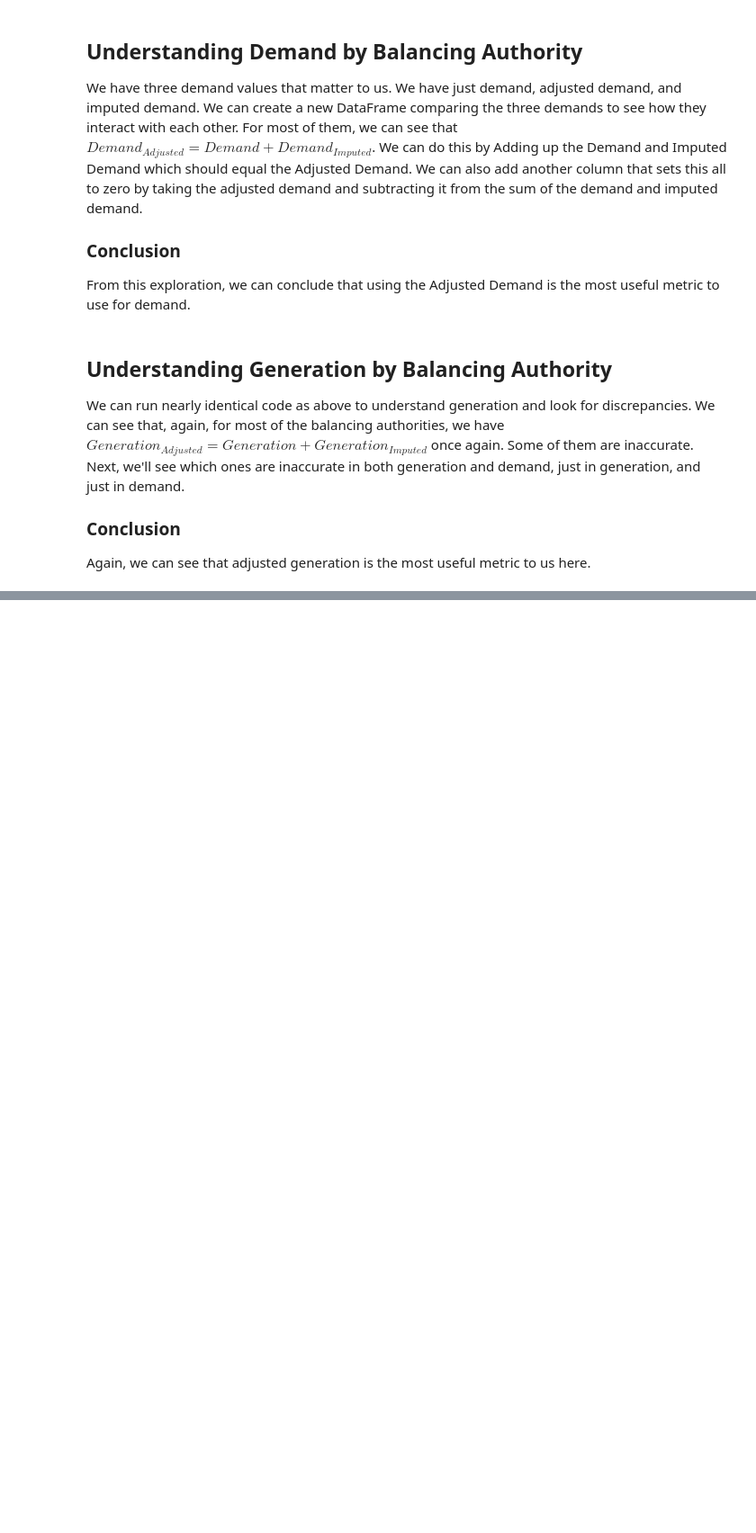
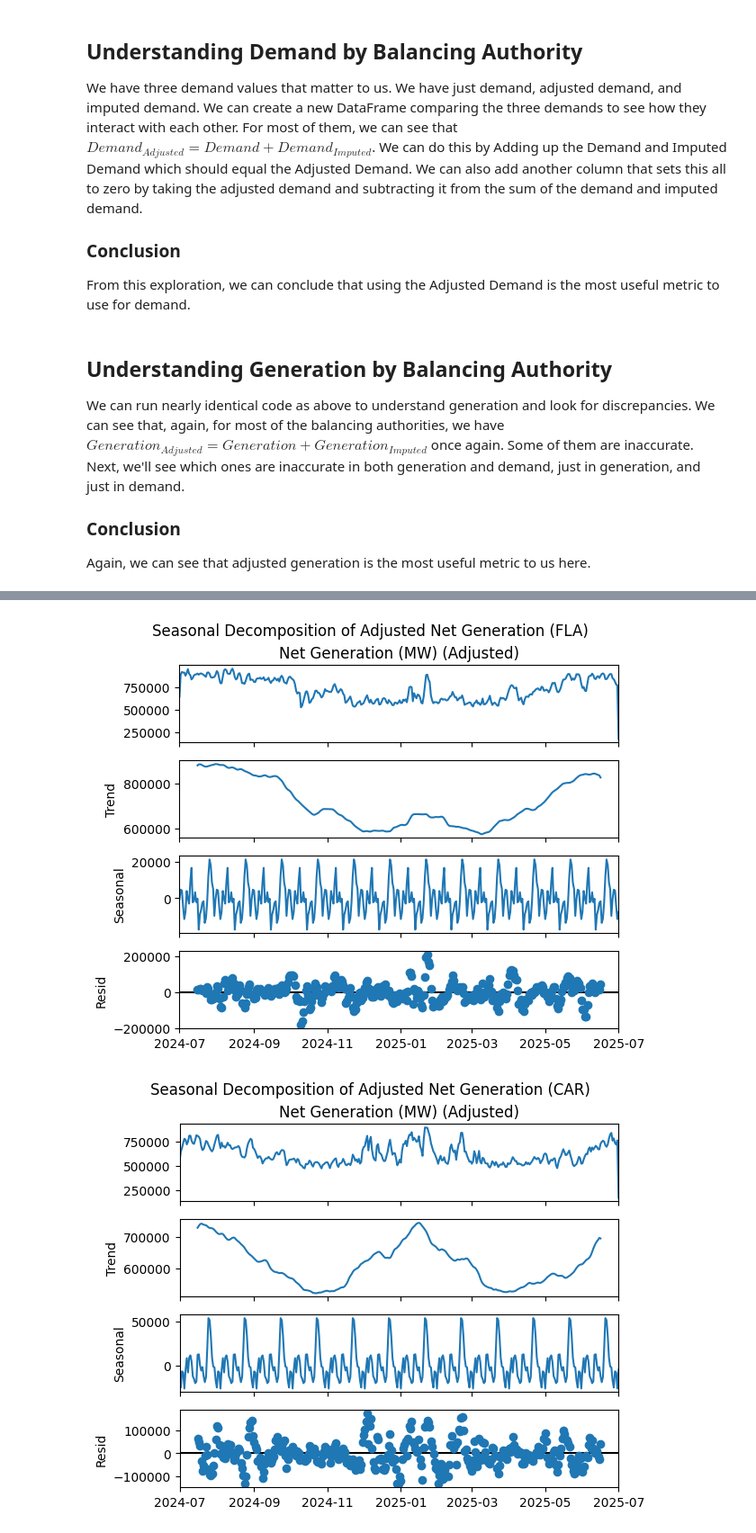
Before and after one commit to Michaelsaju1/AIPI510_Module_Project_1, a Jupyter notebook: power_grid_analysis.ipynb, the cells around one changed output, grey strips where cells are left out. Shown at 90% size. Saved outputs shown, nothing was run; the diff lists cells and outputs as text; code cells hidden in the pictures; blank space fills up the shorter version.

```diff
--- a/power_grid_analysis.ipynb
+++ b/power_grid_analysis.ipynb
@@ -371,0 +379,20 @@ plt.show()
+# %%
+from statsmodels.tsa.seasonal import seasonal_decompose
+
+regions = df["Region"].unique()
+
+for region in regions:
+    adjusted_mw_perday_oneregion = (
+        df[df["Region"] == region]
+        .set_index("UTC Time at End of Hour")["Net Generation (MW) (Adjusted)"]
+        .resample("D").sum()
+    )
+
+    result = seasonal_decompose(adjusted_mw_perday_oneregion, model="additive", period=30)
+
+    result.plot()
+    plt.suptitle(f"Seasonal Decomposition of Adjusted Net Generation ({region})", y=1.02)
+    plt.show()
+# %% [output]
+[figure, added]
+[figure, added]
```
Also changed, not shown: parts of 18 cells of this notebook, 3 other files.
